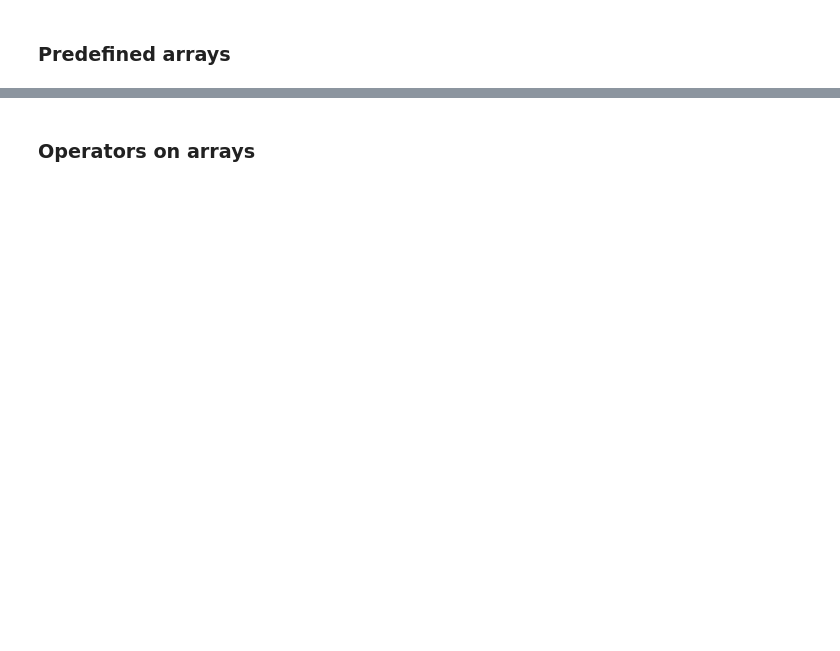
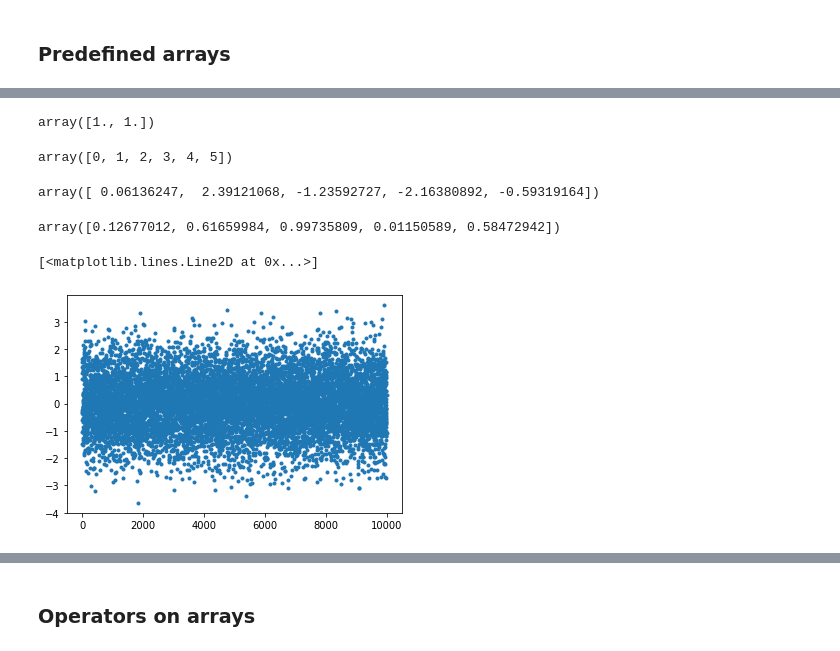
Before and after one commit to btel/2019-11-29-centrale-data-science-tutorial, a Jupyter notebook: tutorial_template_part_1.ipynb, the cells around one changed output, grey strips where cells are left out. Saved outputs shown, nothing was run; the diff lists cells and outputs as text; code cells hidden in the pictures; blank space fills up the shorter version.

```diff
--- a/tutorial_template_part_1.ipynb
+++ b/tutorial_template_part_1.ipynb
@@ -25,0 +39,16 @@ Image('data-science-venn-diagram.jpg', width=500)
+# %%
+np.ones(2)
+# %% [output]
+array([1., 1.])
+# %%
+np.arange(6)
+# %% [output]
+array([0, 1, 2, 3, 4, 5])
+# %%
+np.random.randn(5) # normally distributed
+# %% [output]
+array([ 0.06136247,  2.39121068, -1.23592727, -2.16380892, -0.59319164])
+# %%
+np.random.rand(5)
+# %% [output]
+array([0.12677012, 0.61659984, 0.99735809, 0.01150589, 0.58472942])
@@ -25,0 +57,6 @@ Image('data-science-venn-diagram.jpg', width=500)
+# %%
+random_numbers = np.random.randn(10000)
+plt.plot(random_numbers, '.')
+# %% [output]
+[<matplotlib.lines.Line2D at 0x...>]
+[figure, added]
```
Also changed, not shown: parts of 45 cells of this notebook, 2 other files.
